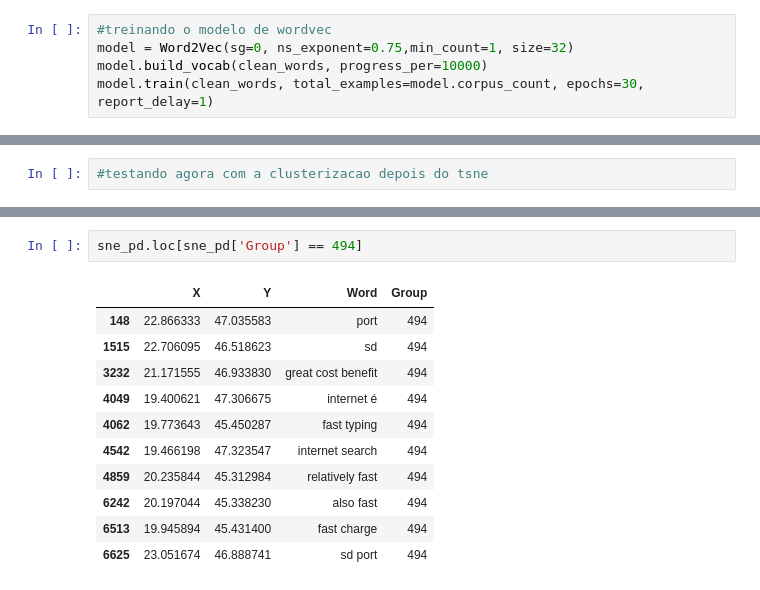
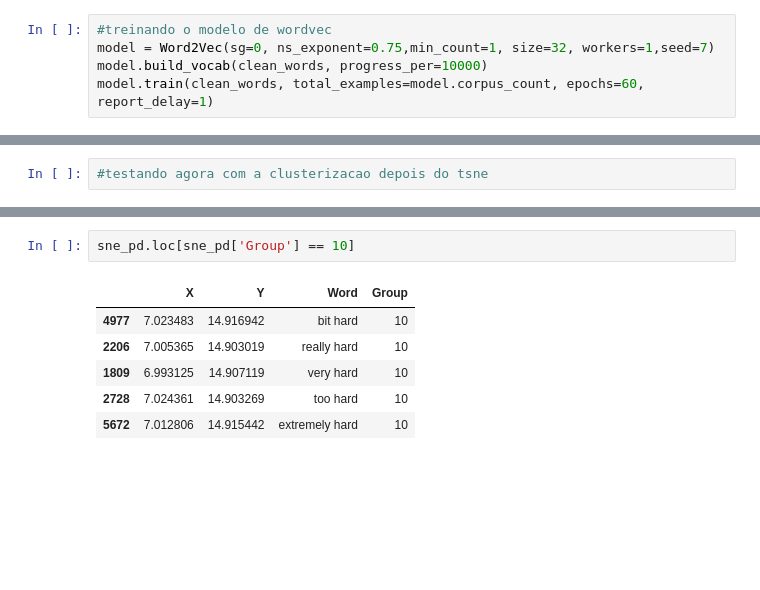
Before and after one commit to LauraGouv/wordCluster, a Jupyter notebook: wordCluster.ipynb, the cells around one changed output, grey strips where cells are left out. Drawn from its saved outputs; the diff is of its cells as text; blank space fills up the shorter version.

```diff
--- a/wordCluster.ipynb
+++ b/wordCluster.ipynb
@@ -36,7 +36,7 @@ for word in words:
     clean_vector.append(word[0].split(" "))
 # %%
 #treinando o modelo de wordvec
-model = Word2Vec(sg=0, ns_exponent=0.75,min_count=1, size=32)
+model = Word2Vec(sg=0, ns_exponent=0.75,min_count=1, size=32, workers=1,seed=7)
 model.build_vocab(clean_words, progress_per=10000)
-model.train(clean_words, total_examples=model.corpus_count, epochs=30, report_delay=1)
+model.train(clean_words, total_examples=model.corpus_count, epochs=60, report_delay=1)
 # %% [output]
@@ -152,14 +127,9 @@ sne_pd.head()
 # %%
-sne_pd.loc[sne_pd['Group'] == 494]
+sne_pd.loc[sne_pd['Group'] == 10]
 # %% [output]
 |  | X | Y | Word | Group |
-| 148 | 22.866333 | 47.035583 | port | 494 |
-| 1515 | 22.706095 | 46.518623 | sd | 494 |
-| 3232 | 21.171555 | 46.933830 | great cost benefit | 494 |
-| 4049 | 19.400621 | 47.306675 | internet é | 494 |
-| 4062 | 19.773643 | 45.450287 | fast typing | 494 |
-| 4542 | 19.466198 | 47.323547 | internet search | 494 |
-| 4859 | 20.235844 | 45.312984 | relatively fast | 494 |
-| 6242 | 20.197044 | 45.338230 | also fast | 494 |
-| 6513 | 19.945894 | 45.431400 | fast charge | 494 |
-| 6625 | 23.051674 | 46.888741 | sd port | 494 |
+| 4977 | 7.023483 | 14.916942 | bit hard | 10 |
+| 2206 | 7.005365 | 14.903019 | really hard | 10 |
+| 1809 | 6.993125 | 14.907119 | very hard | 10 |
+| 2728 | 7.024361 | 14.903269 | too hard | 10 |
+| 5672 | 7.012806 | 14.915442 | extremely hard | 10 |
```
Also changed, not shown: parts of 15 cells of this notebook, 7 other files.
